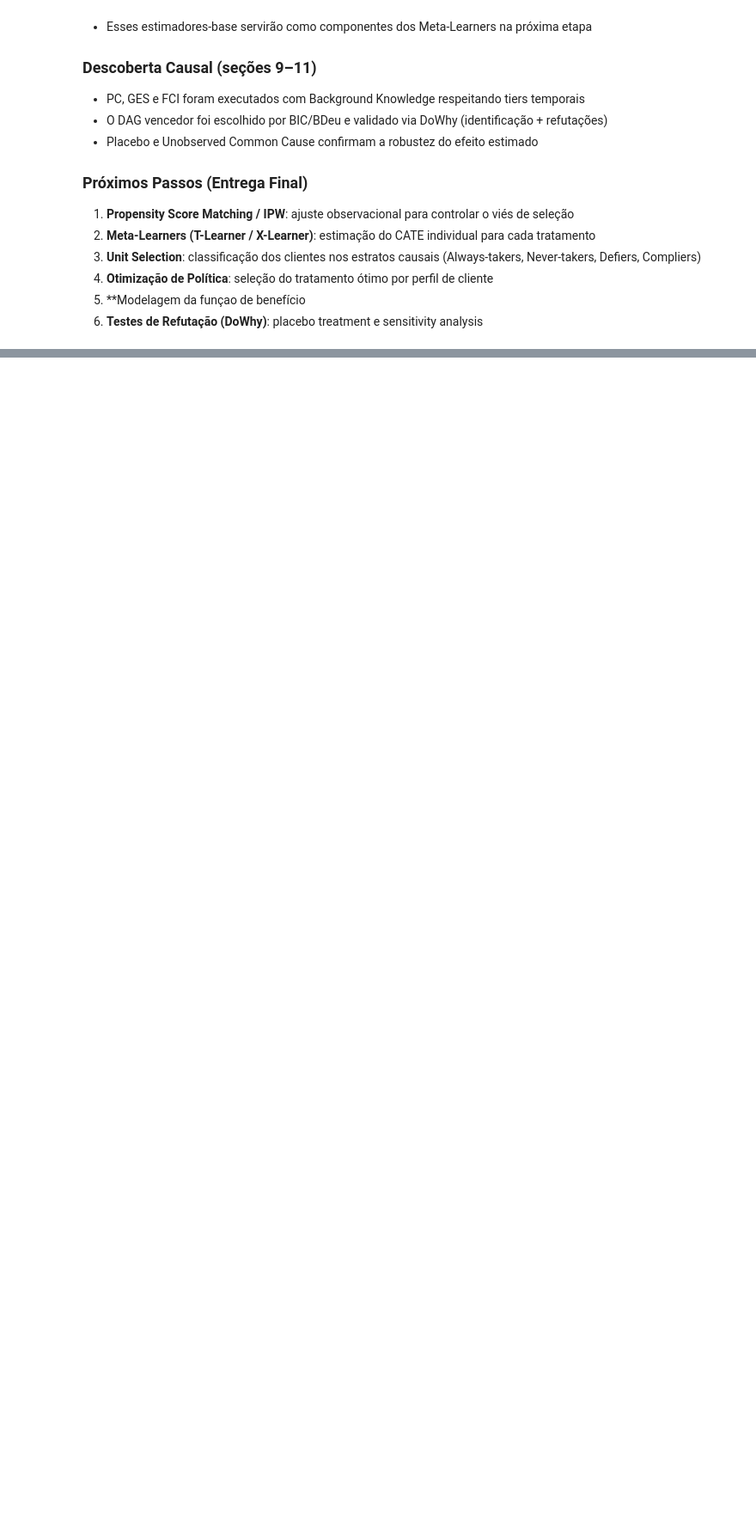
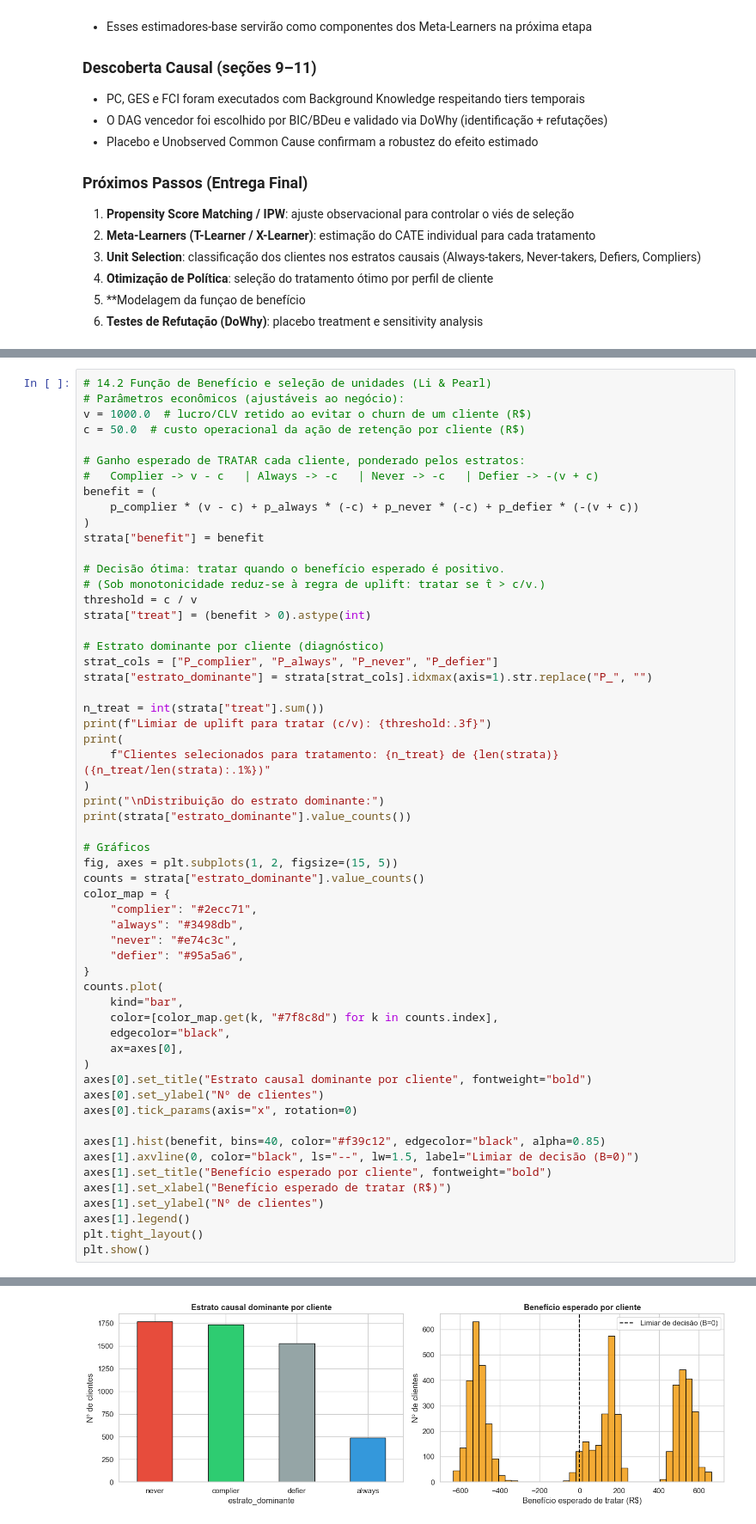
Before and after one commit to tomyt-t/tpcausal, a Jupyter notebook: tpcausal_Lucas.ipynb, the cells around one changed output, grey strips where cells are left out. Shown at 86% size. Drawn from its saved outputs; the diff is of its cells as text; blank space fills up the shorter version.

```diff
--- a/tpcausal_Lucas.ipynb
+++ b/tpcausal_Lucas.ipynb
@@ -1942,0 +2236,58 @@ Resumo da validação:
+# %%
+# 14.2 Função de Benefício e seleção de unidades (Li & Pearl)
+# Parâmetros econômicos (ajustáveis ao negócio):
+v = 1000.0  # lucro/CLV retido ao evitar o churn de um cliente (R$)
+c = 50.0  # custo operacional da ação de retenção por cliente (R$)
+
+# Ganho esperado de TRATAR cada cliente, ponderado pelos estratos:
+#   Complier -> v - c   | Always -> -c   | Never -> -c   | Defier -> -(v + c)
+benefit = (
+    p_complier * (v - c) + p_always * (-c) + p_never * (-c) + p_defier * (-(v + c))
+)
+strata["benefit"] = benefit
+
+# Decisão ótima: tratar quando o benefício esperado é positivo.
+# (Sob monotonicidade reduz-se à regra de uplift: tratar se τ̂ > c/v.)
+threshold = c / v
+strata["treat"] = (benefit > 0).astype(int)
+
+# Estrato dominante por cliente (diagnóstico)
+strat_cols = ["P_complier", "P_always", "P_never", "P_defier"]
+strata["estrato_dominante"] = strata[strat_cols].idxmax(axis=1).str.replace("P_", "")
+
+n_treat = int(strata["treat"].sum())
+print(f"Limiar de uplift para tratar (c/v): {threshold:.3f}")
+print(
+    f"Clientes selecionados para tratamento: {n_treat} de {len(strata)} ({n_treat/len(strata):.1%})"
+)
+print("\nDistribuição do estrato dominante:")
+print(strata["estrato_dominante"].value_counts())
+
+# Gráficos
+fig, axes = plt.subplots(1, 2, figsize=(15, 5))
+counts = strata["estrato_dominante"].value_counts()
+color_map = {
+    "complier": "#2ecc71",
+    "always": "#3498db",
+    "never": "#e74c3c",
+    "defier": "#95a5a6",
+}
+counts.plot(
+    kind="bar",
+    color=[color_map.get(k, "#7f8c8d") for k in counts.index],
+    edgecolor="black",
+    ax=axes[0],
+)
+axes[0].set_title("Estrato causal dominante por cliente", fontweight="bold")
+axes[0].set_ylabel("Nº de clientes")
+axes[0].tick_params(axis="x", rotation=0)
+
+axes[1].hist(benefit, bins=40, color="#f39c12", edgecolor="black", alpha=0.85)
+axes[1].axvline(0, color="black", ls="--", lw=1.5, label="Limiar de decisão (B=0)")
+axes[1].set_title("Benefício esperado por cliente", fontweight="bold")
+axes[1].set_xlabel("Benefício esperado de tratar (R$)")
+axes[1].set_ylabel("Nº de clientes")
+axes[1].legend()
+plt.tight_layout()
+plt.show()
+# %% [output]
@@ -1942,0 +2304 @@ Resumo da validação:
+[figure, added]
```
Also changed, not shown: parts of 23 cells of this notebook.
